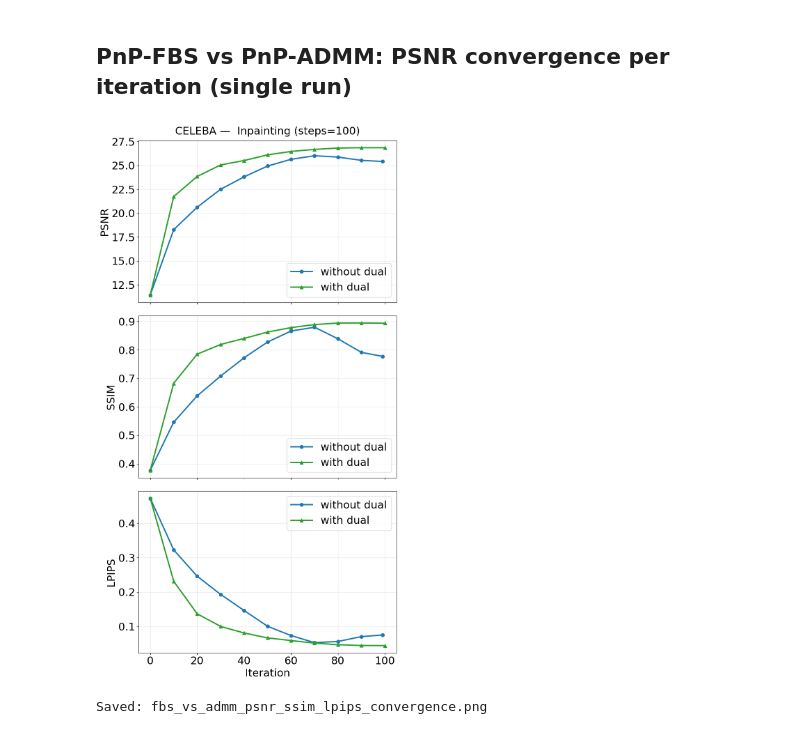
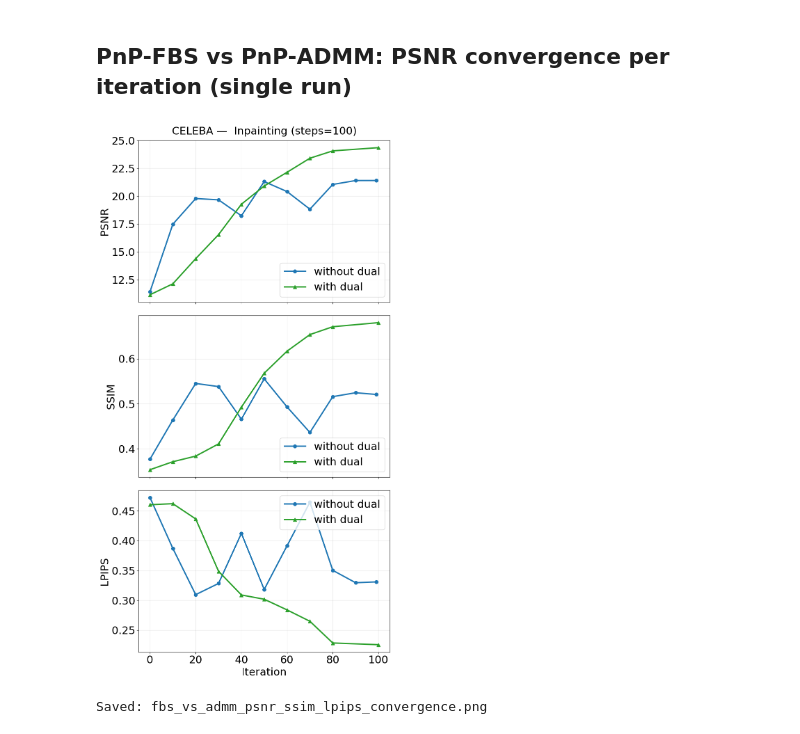
Before and after one commit to dibyanshu100/PnP_ConsensusFlow, a Jupyter notebook: graphs.ipynb, the cells around one changed output. Drawn from its saved outputs; the diff is of its cells as text; code cells hidden in the pictures.

Commit message:
dual var analysis

```diff
--- a/graphs.ipynb
+++ b/graphs.ipynb
@@ -201,19 +201,19 @@ Saved: fbs_vs_admm_psnr_vs_steps.png
 # %%
 RUNS = [
     {
         "title": "CELEBA —  Inpainting (steps=100)",
-        "fbs_dir": Path("results_dual_analysis/celeba/ot/inpainting/pnp_flow_fbs"),
-        "admm_dir": Path("results_dual_analysis/celeba/ot/inpainting/pnp_flow_admm"),
+        "fbs_dir": Path("results_dual_analysis/celeba/ot/nonlinear_deblurring/pnp_flow_fbs"),
+        "admm_dir": Path("results_dual_analysis/celeba/ot/nonlinear_deblurring/pnp_flow_admm"),
     },
 ]
 
 
 
 gu.plot_fbs_vs_admm_psnr_convergence(
     runs=RUNS,
     metric="ssim",
     metrics = ["psnr","ssim","lpips"]
 )
 # %% [output]
-[figure, old version]
+[figure, new version]
 Saved: fbs_vs_admm_psnr_ssim_lpips_convergence.png
```
Also changed, not shown: 1 other file.
